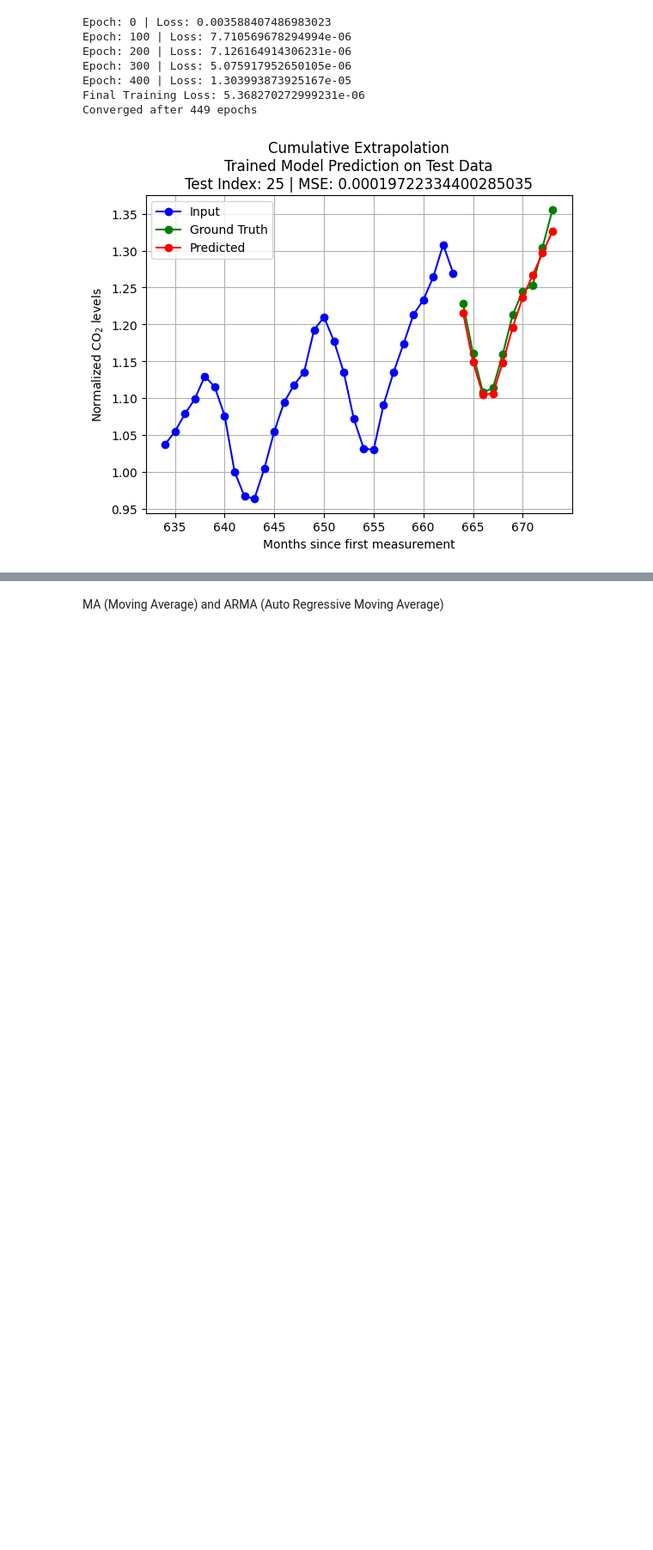
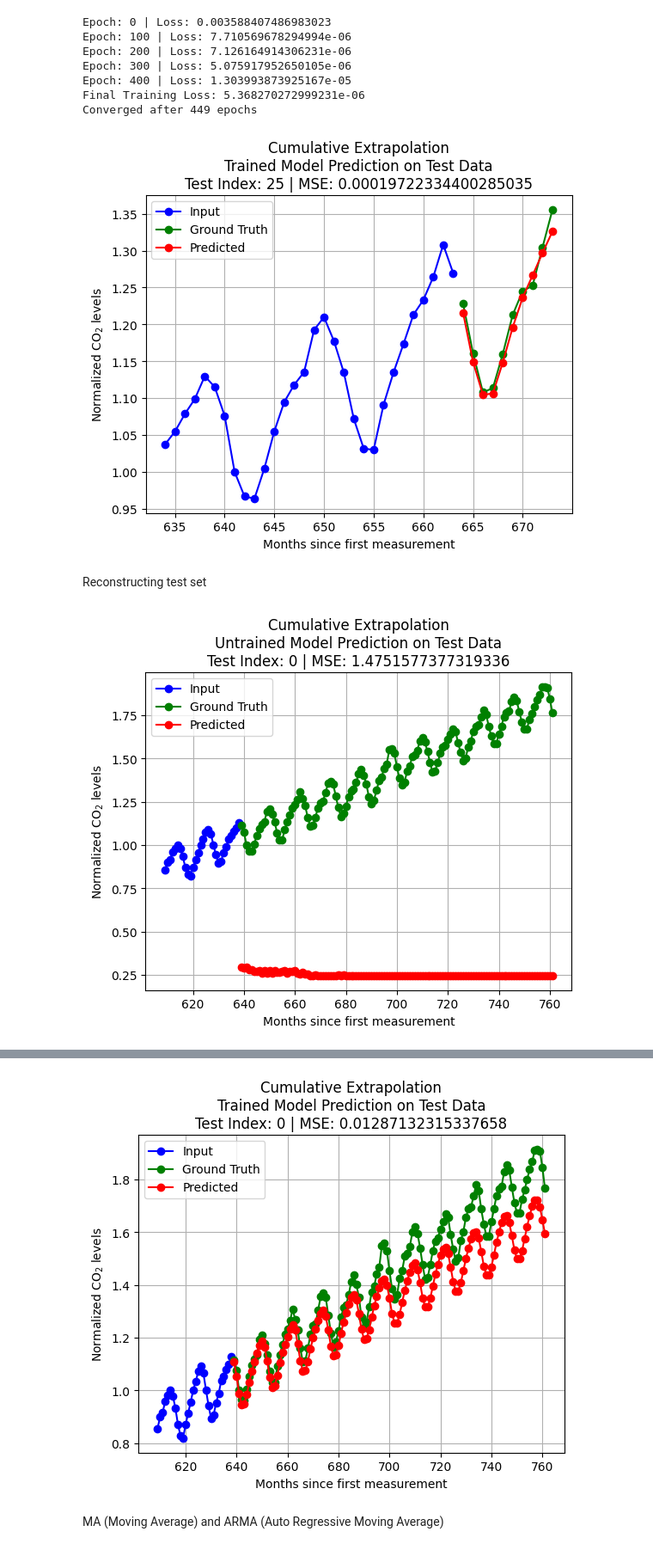
Before and after one commit to Robohrriday/ML_2024_TensionFlow_A3, a Jupyter notebook: Q3_Hrriday/Question3.ipynb, the cells around one changed output, grey strips where cells are left out. Shown at 86% size. Cells and saved outputs as stored; diff of their text form; code cells hidden in the pictures; blank space fills up the shorter version.

Commit message:
Added Test Data Forecast

```diff
--- a/Q3_Hrriday/Question3.ipynb
+++ b/Q3_Hrriday/Question3.ipynb
@@ -181,10 +181,12 @@ class KTEstimator():
                     print(f'Sum of input feature length: {self.K} and output predicted length {pred_len} greater test size: {len(self.X_test)}')
                 else:
                     test_index = np.random.randint(0, len(self.X_test)-(self.K+pred_len))
-                    y = torch.zeros(pred_len, dtype=torch.float16, device=device, requires_grad=False)
+                    y = torch.zeros(pred_len, dtype=torch.float32, device=device, requires_grad=False)
                     for i in range(pred_len):
-                        if i:
+                        if i <  self.K:
                             y[i] = model(torch.concat((self.X_test[test_index+i, 0:self.K-i], y[0:i])))
+                        elif i >= self.K:
+                            y[i] = model(y[i-self.K:i])
                         else:
                             y[i] = model(self.X_test[test_index+i, 0:self.K])
                     loss = loss_fn(y.view(-1,1), self.y_test[test_index: test_index + pred_len])
@@ -219,10 +221,12 @@ class KTEstimator():
                     print(f'Sum of input feature length: {self.K} and output predicted length {pred_len} greater test size: {len(self.X_test)}')
                 else:
                     test_index = np.random.randint(0, len(self.X_test)-(self.K+pred_len))
-                    y = torch.zeros(pred_len, dtype=torch.float16, device=device, requires_grad=False)
+                    y = torch.zeros(pred_len, dtype=torch.float32, device=device, requires_grad=False)
                     for i in range(pred_len):
-                        if i:
+                        if i <  self.K:
                             y[i] = model(torch.concat((self.X_test[test_index+i, 0:self.K-i], y[0:i])))
+                        elif i >= self.K:
+                            y[i] = model(y[i-self.K:i])
                         else:
                             y[i] = model(self.X_test[test_index+i, 0:self.K])
                     loss = loss_fn(y.view(-1,1), self.y_test[test_index:test_index + pred_len])
@@ -331,3 +335,5 @@ Epoch: 400 | Loss: 1.303993873925167e-05
 Final Training Loss: 5.368270272999231e-06
 Converged after 449 epochs
 [figure]
+# %% [markdown]
+Reconstructing test set
@@ -333,0 +484,25 @@ Converged after 449 epochs
+# %%
+K = 30
+T = 1
+hidden_size1 = 20
+hidden_size2 = 15
+
+model = MLP(input_dim = K, hidden_size1 = hidden_size1 , hidden_size2 = hidden_size2, output_dim = T)
+# %%
+train_size = 0.8
+est2 = KTEstimator(scaled_D, K, T, train_size)
+seed = 0
+pred_len = 123
+
+# Untrained Model Prediction
+est2.predict(model, seed, cumulative = True, pred_len = pred_len)
+
+convergence = 1e-8
+num_epochs = 2000
+batch_size = 32
+lr = 0.01
+# Trained Model Prediction
+est2.fit(model, convergence, num_epochs, batch_size, lr)
+test_index = est2.predict(model, seed, cumulative = True, pred_len = pred_len)
+# %% [output]
+[figure, added]
@@ -334,3 +519,4 @@ Converged after 449 epochs
+[figure, added]
 # %% [markdown]
 MA (Moving Average) and ARMA (Auto Regressive Moving Average)
 # %%
```
Also changed, not shown: parts of 2 cells of this notebook.
